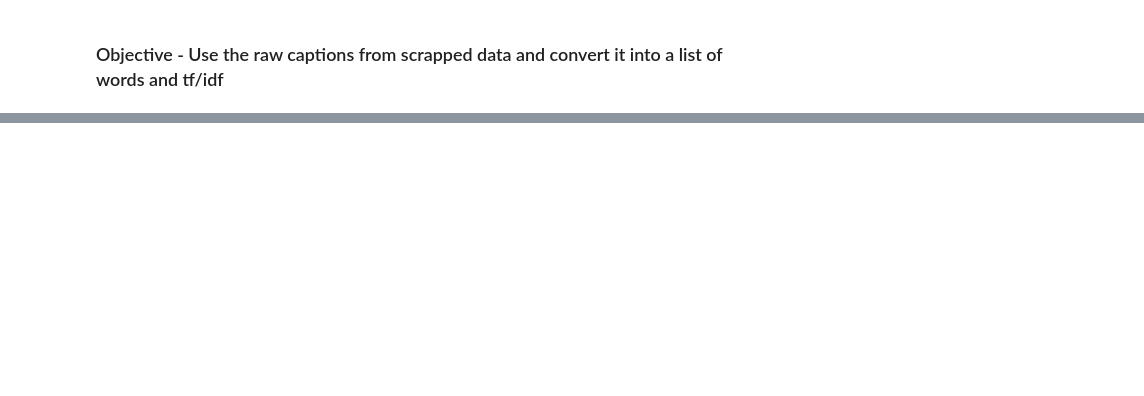
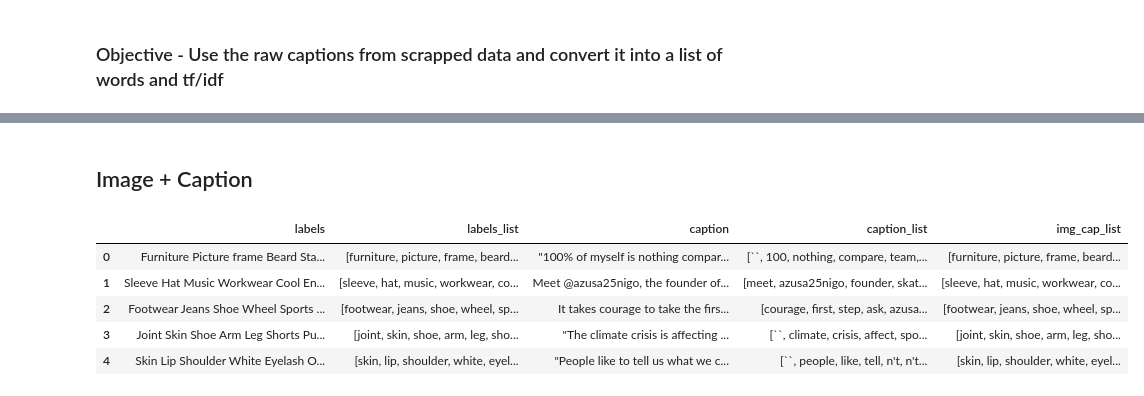
Before and after one commit to vicgpt/Unstructured-Data-Analytics, a Jupyter notebook: Project/caption_to_list.ipynb, the cells around one changed output, grey strips where cells are left out. Cells and saved outputs as stored; diff of their text form; code cells hidden in the pictures; blank space fills up the shorter version.

```diff
--- a/Project/caption_to_list.ipynb
+++ b/Project/caption_to_list.ipynb
@@ -191,0 +279,3 @@ Index(['back', 'fast', 'passionate', 'train', 'asphalt', 'girls', 'starting',
+# %%
+image_labels = label_cleaning(labels)
+image_labels.head()
@@ -191,0 +367,13 @@ Index(['back', 'fast', 'passionate', 'train', 'asphalt', 'girls', 'starting',
+# %% [markdown]
+## Image + Caption
+# %%
+image_caption = pd.concat([image_labels[['labels', 'labels_list']], captions[['caption', 'caption_list']]], axis=1)
+image_caption['img_cap_list'] = image_caption.apply(lambda row: row['labels_list'] + row['caption_list'], axis=1)
+image_caption.head()
+# %% [output]
+|  | labels | labels_list | caption | caption_list | img_cap_list |
+| 0 | Furniture Picture frame Beard Sta... | [furniture, picture, frame, beard... | "100% of myself is nothing compar... | [``, 100, nothing, compare, team,... | [furniture, picture, frame, beard... |
+| 1 | Sleeve Hat Music Workwear Cool En... | [sleeve, hat, music, workwear, co... | Meet @azusa25nigo, the founder of... | [meet, azusa25nigo, founder, skat... | [sleeve, hat, music, workwear, co... |
+| 2 | Footwear Jeans Shoe Wheel Sports ... | [footwear, jeans, shoe, wheel, sp... | It takes courage to take the firs... | [courage, first, step, ask, azusa... | [footwear, jeans, shoe, wheel, sp... |
+| 3 | Joint Skin Shoe Arm Leg Shorts Pu... | [joint, skin, shoe, arm, leg, sho... | "The climate crisis is affecting ... | [``, climate, crisis, affect, spo... | [joint, skin, shoe, arm, leg, sho... |
+| 4 | Skin Lip Shoulder White Eyelash O... | [skin, lip, shoulder, white, eyel... | "People like to tell us what we c... | [``, people, like, tell, n't, n't... | [skin, lip, shoulder, white, eyel... |
```
Also changed, not shown: parts of 29 cells of this notebook.
